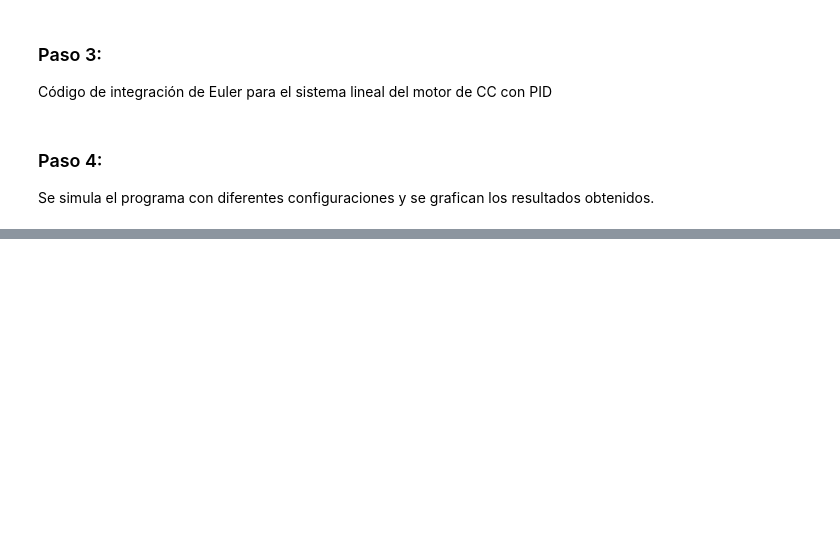
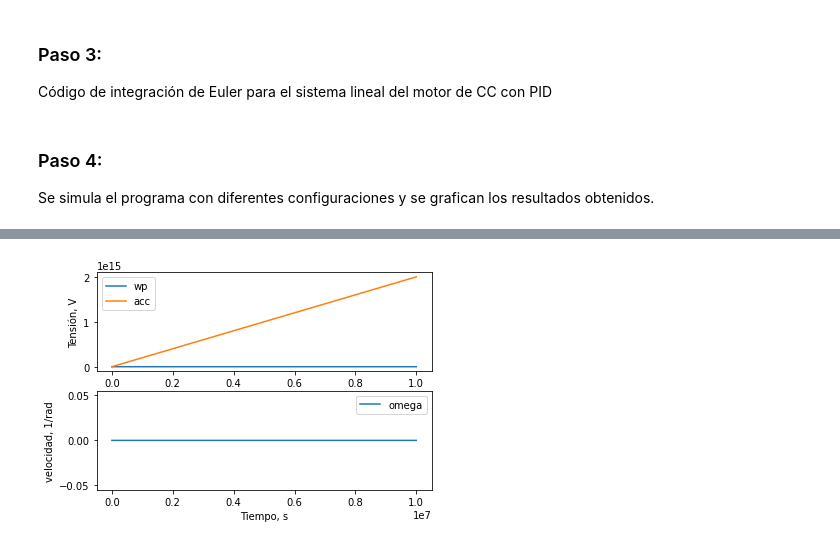
Before and after one commit to hermmanhender/curso-control-optimo-UTNFRLR, a Jupyter notebook: Actividades/Control_motor_CC.ipynb, the cells around one changed output, grey strips where cells are left out. Drawn from its saved outputs; the diff is of its cells as text; code cells hidden in the pictures; blank space fills up the shorter version.

```diff
--- a/Actividades/Control_motor_CC.ipynb
+++ b/Actividades/Control_motor_CC.ipynb
@@ -175,0 +175,12 @@ euler_PID(t_etapa=t_etapa, wRef=wRef, tF=tF, Kp=Kp, Ki=Ki, Kd=Kd)
+# %%
+# Se establecen las variables a simular
+t_etapa=1e-7
+wRef=2
+tF=1
+Kp=1
+Ki=1
+Kd=10
+
+euler_PID(t_etapa=t_etapa, wRef=wRef, tF=tF, Kp=Kp, Ki=Ki, Kd=Kd)
+# %% [output]
+[figure, added]
```
Also changed, not shown: parts of 2 cells of this notebook.
